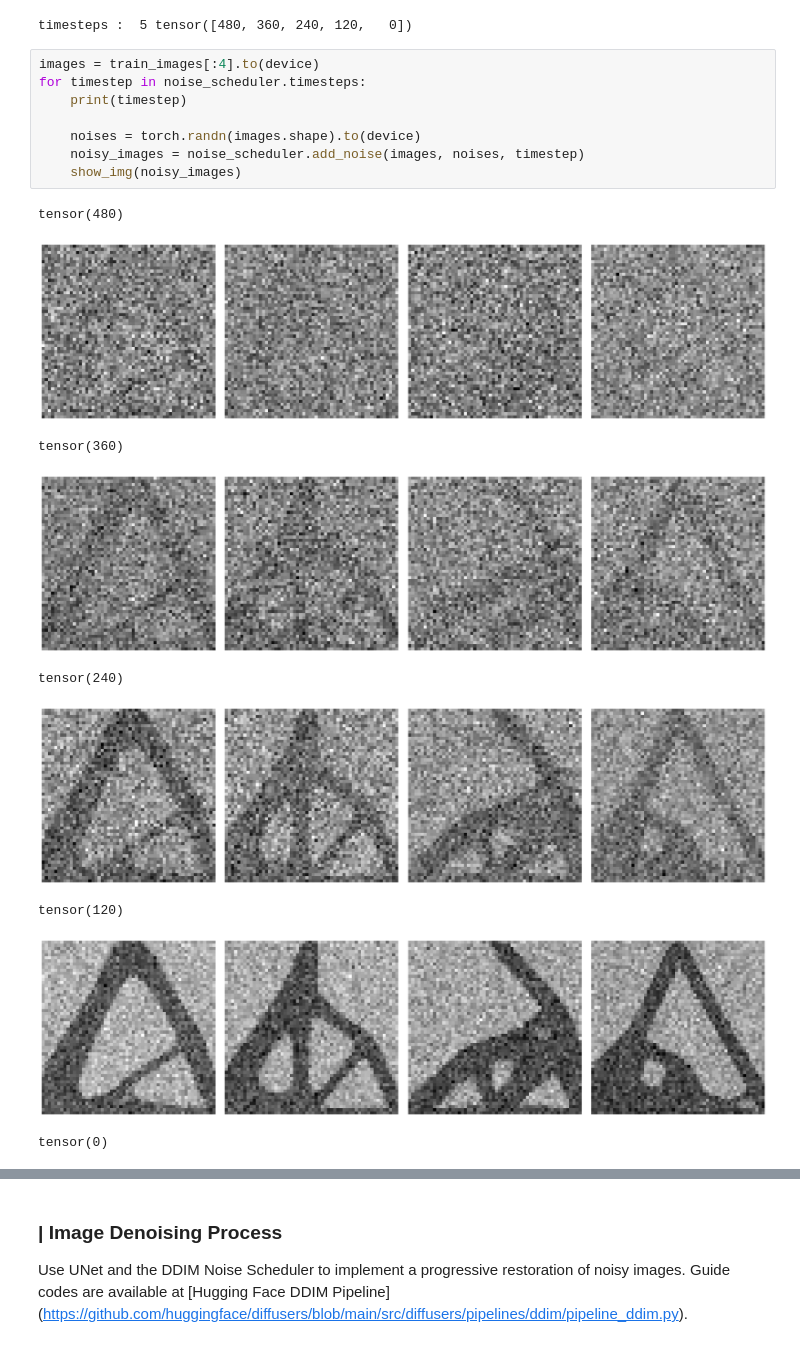
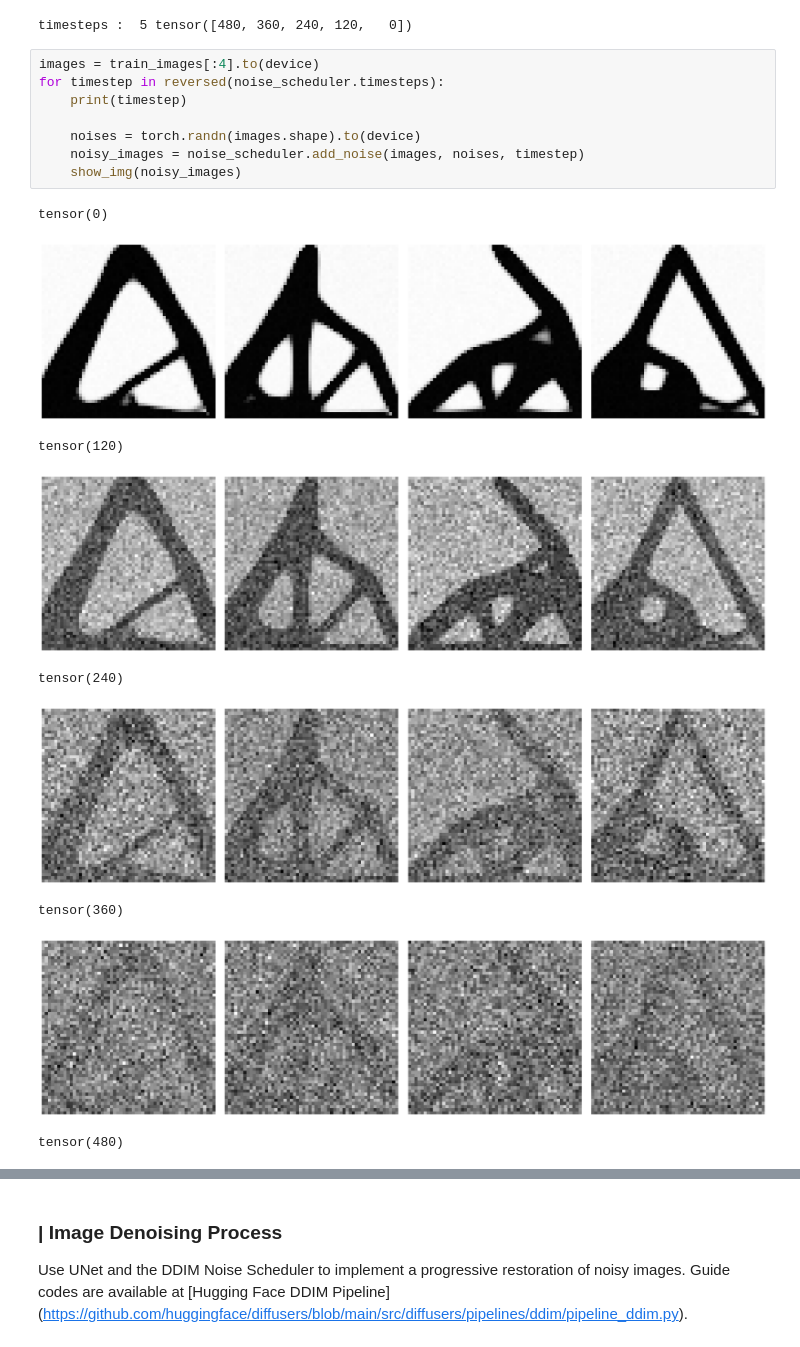
Before and after one commit to smartdesignlab/SDL_teaching, a Jupyter notebook: KAIST_SDL_1_Generative_AI_DDIM.ipynb, the cells around one changed output, grey strips where cells are left out. Drawn from its saved outputs; the diff is of its cells as text.

```diff
--- a/KAIST_SDL_1_Generative_AI_DDIM.ipynb
+++ b/KAIST_SDL_1_Generative_AI_DDIM.ipynb
@@ -301,19 +303,19 @@ print('timesteps : ', len(noise_scheduler.timesteps), noise_scheduler.timesteps)
 timesteps :  5 tensor([480, 360, 240, 120,   0])
 # %%
 images = train_images[:4].to(device)
-for timestep in noise_scheduler.timesteps:
+for timestep in reversed(noise_scheduler.timesteps):
     print(timestep)
 
     noises = torch.randn(images.shape).to(device)
     noisy_images = noise_scheduler.add_noise(images, noises, timestep)
     show_img(noisy_images)
 # %% [output]
-tensor(480)
+tensor(0)
-[figure, old version]
+[figure, new version]
-tensor(360)
+tensor(120)
-[figure, old version]
+[figure, new version]
 tensor(240)
-[figure, old version]
+[figure, new version]
-tensor(120)
+tensor(360)
-[figure, old version]
+[figure, new version]
-tensor(0)
+tensor(480)
```
Also changed, not shown: parts of 2 cells of this notebook.
